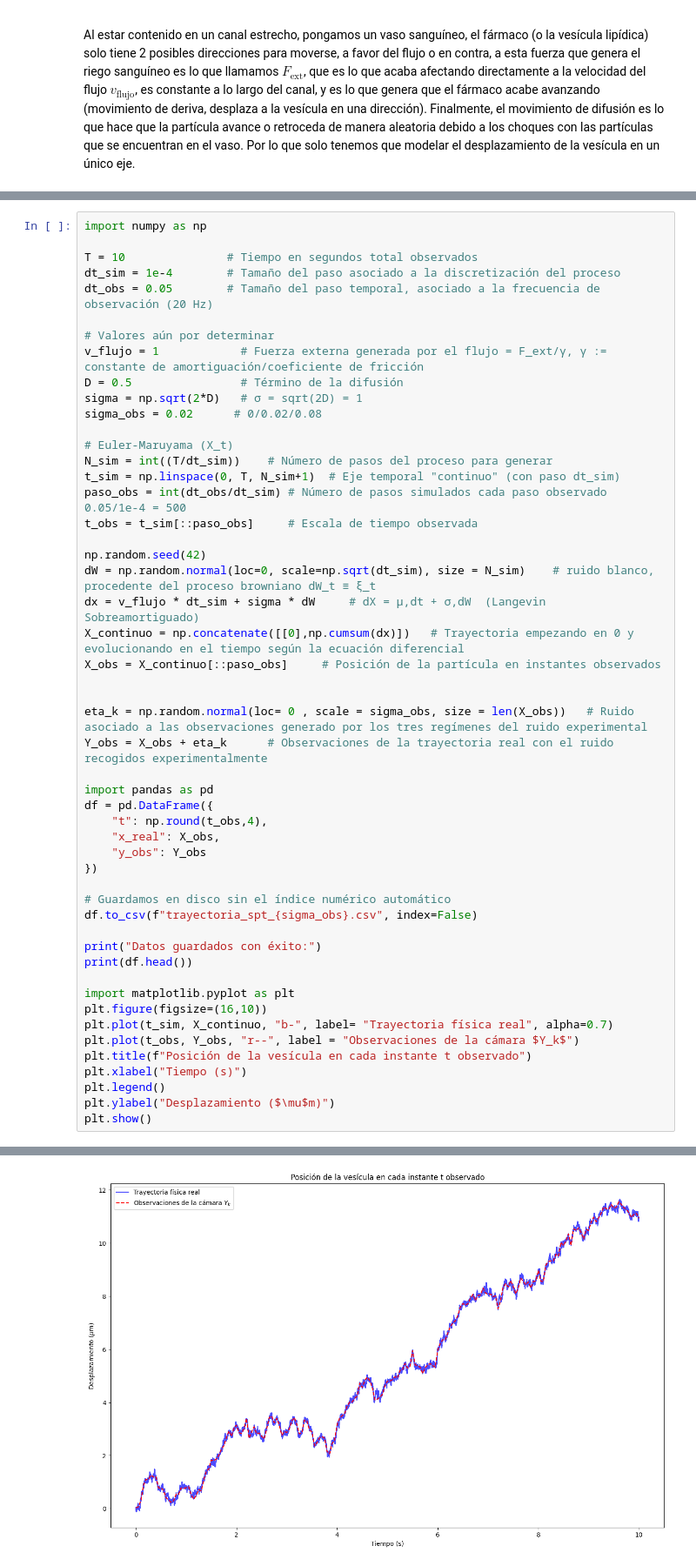
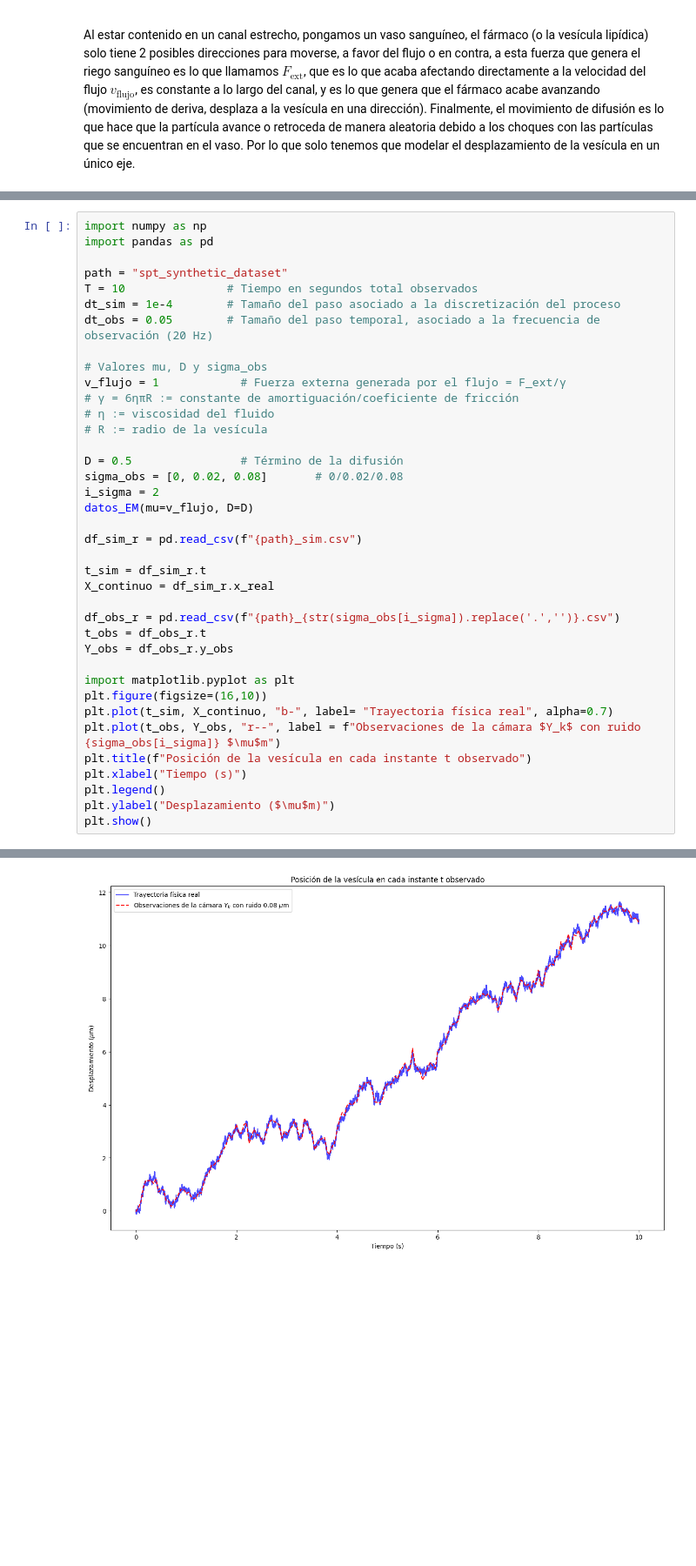
Before and after one commit to Jojo3235/proyectos-2, a Jupyter notebook: generate_data.ipynb, the cells around one changed output, grey strips where cells are left out. Shown at 87% size. Saved outputs shown, nothing was run; the diff lists cells and outputs as text; blank space fills up the shorter version.

```diff
--- a/generate_data.ipynb
+++ b/generate_data.ipynb
@@ -44,49 +82,36 @@ Al estar contenido en un canal estrecho, pongamos un vaso sanguíneo, el fármac
 # %%
 import numpy as np
+import pandas as pd
 
+path = "spt_synthetic_dataset"
 T = 10               # Tiempo en segundos total observados
 dt_sim = 1e-4        # Tamaño del paso asociado a la discretización del proceso
 dt_obs = 0.05        # Tamaño del paso temporal, asociado a la frecuencia de observación (20 Hz)
 
-# Valores aún por determinar
-v_flujo = 1            # Fuerza externa generada por el flujo = F_ext/γ, γ := constante de amortiguación/coeficiente de fricción
+# Valores mu, D y sigma_obs
+v_flujo = 1            # Fuerza externa generada por el flujo = F_ext/γ
+# γ = 6ηπR := constante de amortiguación/coeficiente de fricción
+# η := viscosidad del fluido
+# R := radio de la vesícula
+
 D = 0.5                # Término de la difusión
-sigma = np.sqrt(2*D)   # σ = sqrt(2D) = 1
-sigma_obs = 0.02      # 0/0.02/0.08
+sigma_obs = [0, 0.02, 0.08]       # 0/0.02/0.08
+i_sigma = 2
+datos_EM(mu=v_flujo, D=D)
 
-# Euler-Maruyama (X_t)
-N_sim = int((T/dt_sim))    # Número de pasos del proceso para generar
-t_sim = np.linspace(0, T, N_sim+1)  # Eje temporal "continuo" (con paso dt_sim)
-paso_obs = int(dt_obs/dt_sim) # Número de pasos simulados cada paso observado 0.05/1e-4 = 500
-t_obs = t_sim[::paso_obs]     # Escala de tiempo observada
+df_sim_r = pd.read_csv(f"{path}_sim.csv")
 
-np.random.seed(42)
-dW = np.random.normal(loc=0, scale=np.sqrt(dt_sim), size = N_sim)    # ruido blanco, procedente del proceso browniano dW_t ≡ ξ_t
-dx = v_flujo * dt_sim + sigma * dW     # dX = μ,dt + σ,dW  (Langevin Sobreamortiguado)
-X_continuo = np.concatenate([[0],np.cumsum(dx)])   # Trayectoria empezando en 0 y evolucionando en el tiempo según la ecuación diferencial
-X_obs = X_continuo[::paso_obs]     # Posición de la partícula en instantes observados
+t_sim = df_sim_r.t
+X_continuo = df_sim_r.x_real
 
-
-eta_k = np.random.normal(loc= 0 , scale = sigma_obs, size = len(X_obs))   # Ruido asociado a las observaciones generado por los tres regímenes del ruido experimental
-Y_obs = X_obs + eta_k      # Observaciones de la trayectoria real con el ruido recogidos experimentalmente
-
-import pandas as pd
-df = pd.DataFrame({
-    "t": np.round(t_obs,4),
-    "x_real": X_obs,
-    "y_obs": Y_obs
-})
-
-# Guardamos en disco sin el índice numérico automático
-df.to_csv(f"trayectoria_spt_{sigma_obs}.csv", index=False)
-
-print("Datos guardados con éxito:")
-print(df.head())
+df_obs_r = pd.read_csv(f"{path}_{str(sigma_obs[i_sigma]).replace('.','')}.csv")
+t_obs = df_obs_r.t
+Y_obs = df_obs_r.y_obs
 
 import matplotlib.pyplot as plt
 plt.figure(figsize=(16,10))
 plt.plot(t_sim, X_continuo, "b-", label= "Trayectoria física real", alpha=0.7)
-plt.plot(t_obs, Y_obs, "r--", label = "Observaciones de la cámara $Y_k$")
+plt.plot(t_obs, Y_obs, "r--", label = f"Observaciones de la cámara $Y_k$ con ruido {sigma_obs[i_sigma]} $\mu$m")
 plt.title(f"Posición de la vesícula en cada instante t observado")
 plt.xlabel("Tiempo (s)")
 plt.legend()
@@ -103 +124 @@ Datos guardados con éxito:
-[figure, old version]
+[figure, new version]
```
Also changed, not shown: parts of 2 cells of this notebook, 6 other files.
